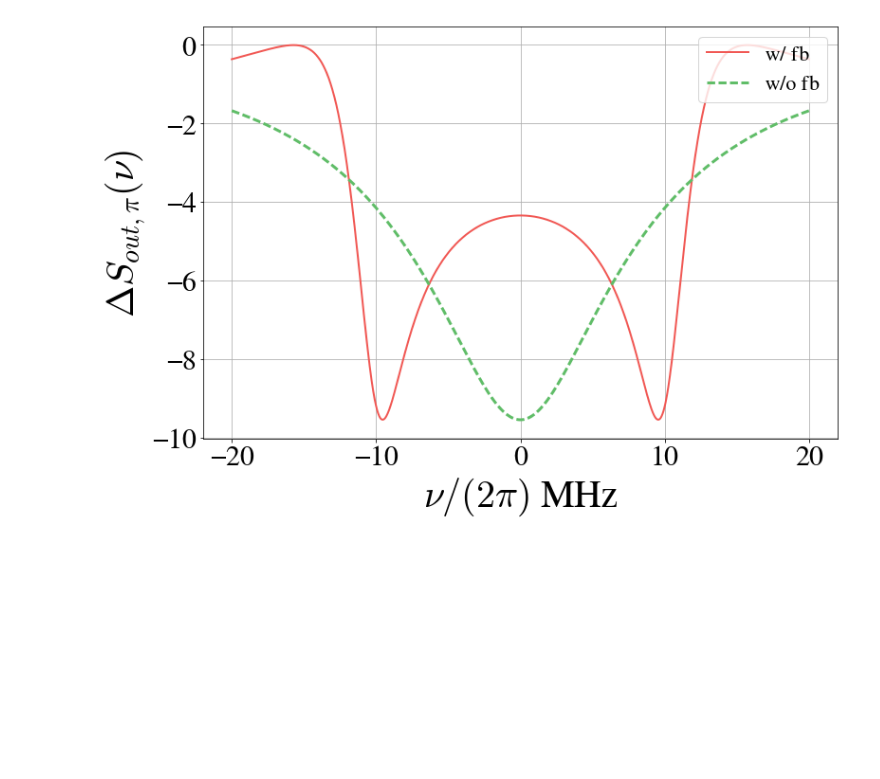
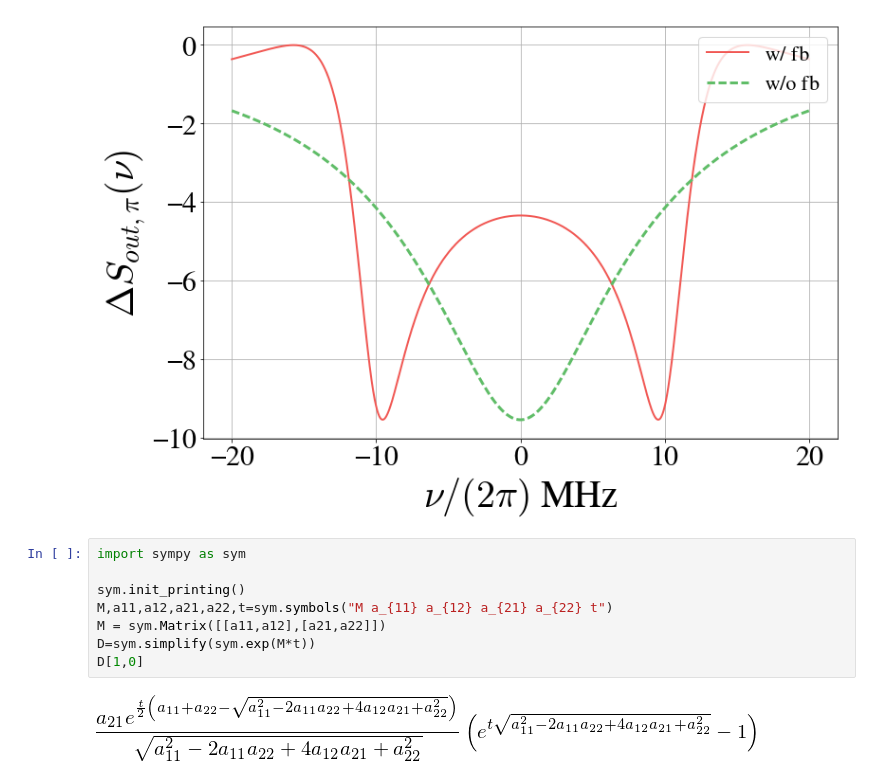
Before and after one commit to nemetniki/General-linear-model, a Jupyter notebook: NDPA_sensitivity.ipynb, the cells around one changed output. Drawn from its saved outputs; the diff is of its cells as text; blank space fills up the shorter version.

```diff
--- a/NDPA_sensitivity.ipynb
+++ b/NDPA_sensitivity.ipynb
@@ -487,3 +487,13 @@ plt.legend(fontsize=22,loc="upper right")
 # %% [output]
 <matplotlib.legend.Legend at 0x...>
 [figure]
+# %%
+import sympy as sym
+
+sym.init_printing()
+M,a11,a12,a21,a22,t=sym.symbols("M a_{11} a_{12} a_{21} a_{22} t")
+M = sym.Matrix([[a11,a12],[a21,a22]])
+D=sym.simplify(sym.exp(M*t))
+D[1,0]
+# %% [output]
+[figure, added]
```
Also changed, not shown: parts of 12 cells of this notebook, 2 other files.
